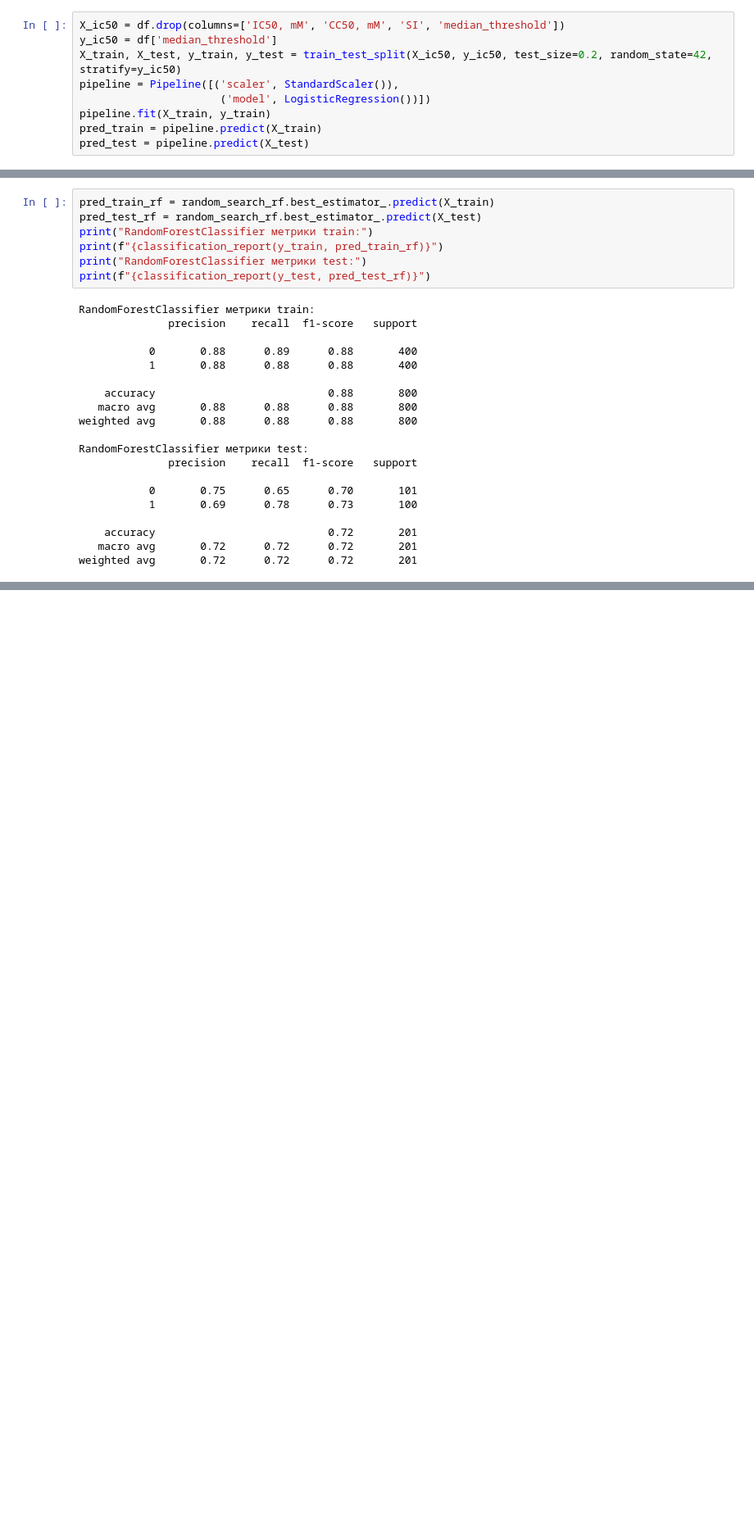
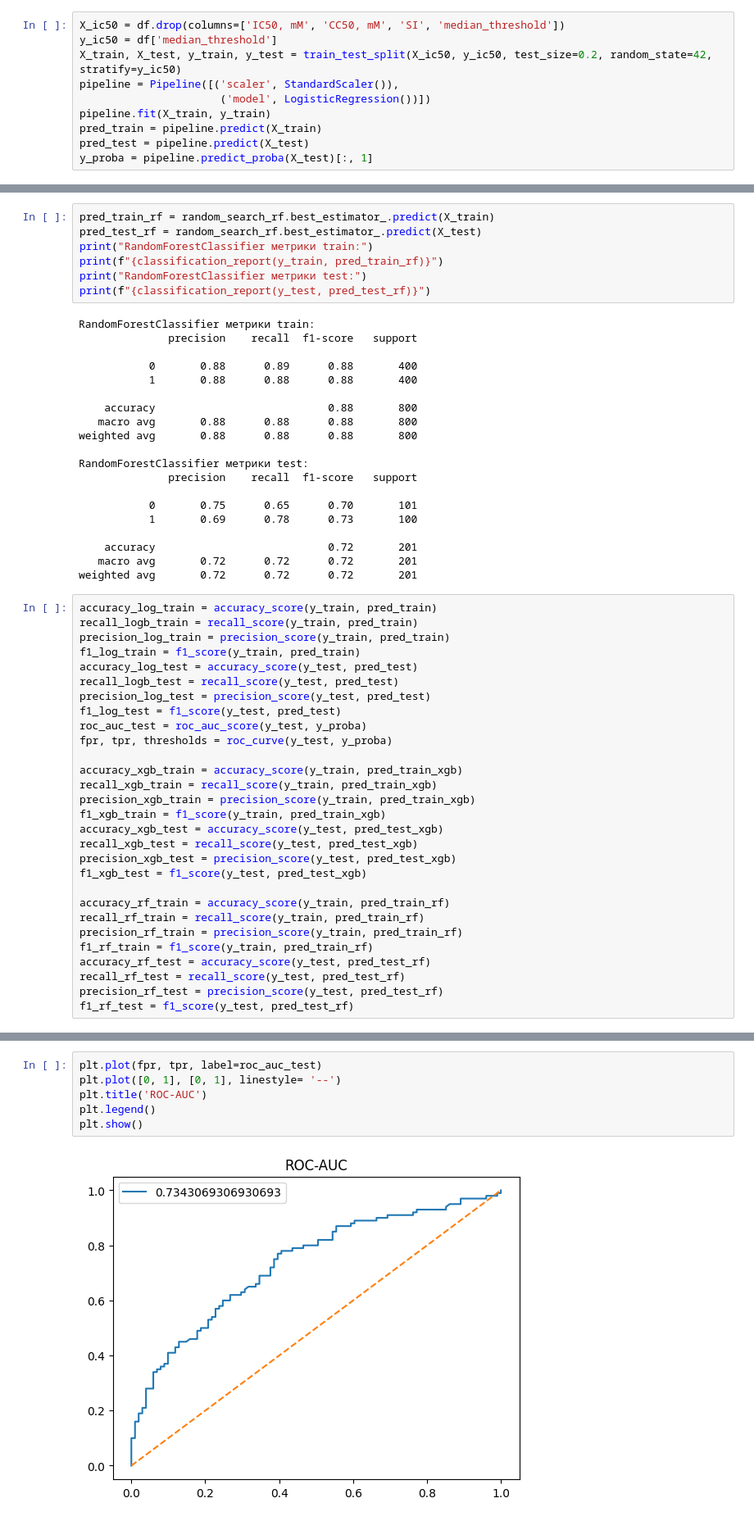
Before and after one commit to alexrad555/coursework_classic_ml, a Jupyter notebook: ic50_classification_medial.ipynb, the cells around one changed output, grey strips where cells are left out. Shown at 82% size. Saved outputs shown, nothing was run; the diff lists cells and outputs as text; blank space fills up the shorter version.

```diff
--- a/ic50_classification_medial.ipynb
+++ b/ic50_classification_medial.ipynb
@@ -45,6 +45,7 @@ pipeline = Pipeline([('scaler', StandardScaler()),
 pipeline.fit(X_train, y_train)
 pred_train = pipeline.predict(X_train)
 pred_test = pipeline.predict(X_test)
+y_proba = pipeline.predict_proba(X_test)[:, 1]
 # %% [output]
 STOP: TOTAL NO. of ITERATIONS REACHED LIMIT.
 
@@ -201,3 +191,32 @@ RandomForestClassifier метрики test:
     accuracy                           0.72       201
    macro avg       0.72      0.72      0.72       201
 weighted avg       0.72      0.72      0.72       201
+# %%
+accuracy_log_train = accuracy_score(y_train, pred_train)
+recall_logb_train = recall_score(y_train, pred_train)
+precision_log_train = precision_score(y_train, pred_train)
+f1_log_train = f1_score(y_train, pred_train)
+accuracy_log_test = accuracy_score(y_test, pred_test)
+recall_logb_test = recall_score(y_test, pred_test)
+precision_log_test = precision_score(y_test, pred_test)
+f1_log_test = f1_score(y_test, pred_test)
+roc_auc_test = roc_auc_score(y_test, y_proba)
+fpr, tpr, thresholds = roc_curve(y_test, y_proba)
+
+accuracy_xgb_train = accuracy_score(y_train, pred_train_xgb)
+recall_xgb_train = recall_score(y_train, pred_train_xgb)
+precision_xgb_train = precision_score(y_train, pred_train_xgb)
+f1_xgb_train = f1_score(y_train, pred_train_xgb)
+accuracy_xgb_test = accuracy_score(y_test, pred_test_xgb)
+recall_xgb_test = recall_score(y_test, pred_test_xgb)
+precision_xgb_test = precision_score(y_test, pred_test_xgb)
+f1_xgb_test = f1_score(y_test, pred_test_xgb)
+
+accuracy_rf_train = accuracy_score(y_train, pred_train_rf)
+recall_rf_train = recall_score(y_train, pred_train_rf)
+precision_rf_train = precision_score(y_train, pred_train_rf)
+f1_rf_train = f1_score(y_train, pred_train_rf)
+accuracy_rf_test = accuracy_score(y_test, pred_test_rf)
+recall_rf_test = recall_score(y_test, pred_test_rf)
+precision_rf_test = precision_score(y_test, pred_test_rf)
+f1_rf_test = f1_score(y_test, pred_test_rf)
@@ -203,0 +248,8 @@ weighted avg       0.72      0.72      0.72       201
+# %%
+plt.plot(fpr, tpr, label=roc_auc_test)
+plt.plot([0, 1], [0, 1], linestyle= '--')
+plt.title('ROC-AUC')
+plt.legend()
+plt.show()
+# %% [output]
+[figure, added]
```
Also changed, not shown: parts of 7 cells of this notebook.
